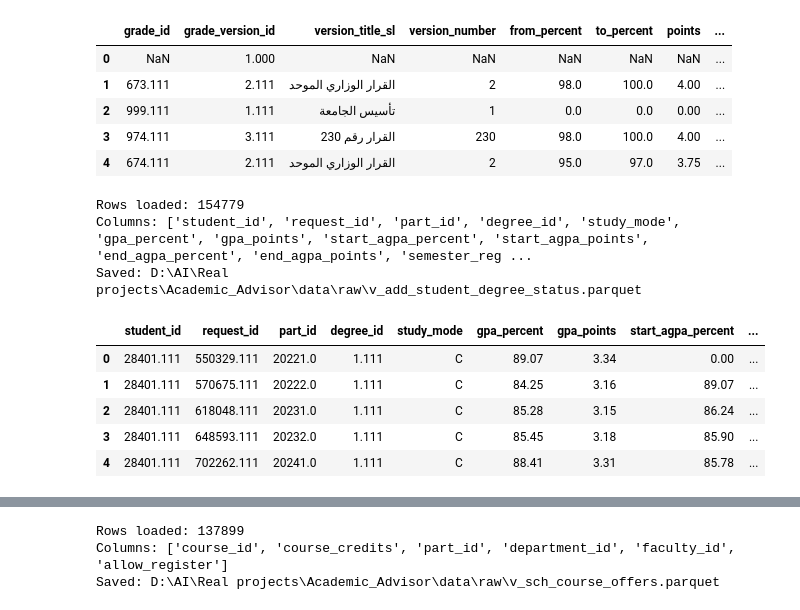
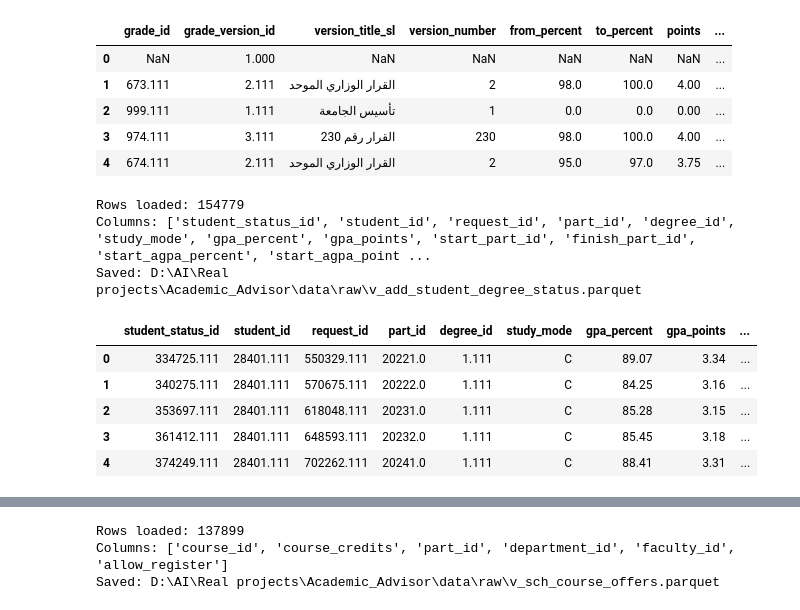
Before and after one commit to ShrkoXIII/Academic_Advisor_system, a Jupyter notebook: note_books/extact_all_row_tables.ipynb, the cells around one changed output, grey strips where cells are left out. Drawn from its saved outputs; the diff is of its cells as text; code cells hidden in the pictures.

```diff
--- a/note_books/extact_all_row_tables.ipynb
+++ b/note_books/extact_all_row_tables.ipynb
@@ -186,6 +186,7 @@ needed_columns = [
 
 query = f"""
 SELECT
+    STUDENT_STATUS_ID,
     STUDENT_ID,
     REQUEST_ID,
     PART_ID,
@@ -193,6 +194,8 @@ SELECT
     STUDY_MODE,
     GPA_PERCENT,
     GPA_POINTS,
+    START_PART_ID,
+    FINISH_PART_ID,
     START_AGPA_PERCENT,
     START_AGPA_POINTS,
     END_AGPA_PERCENT,
@@ -202,40 +205,40 @@ SELECT
     SEMESTER_PASS_COURSES,
     SEMESTER_PASS_CREDITS,
     SEMESTER_FAIL_COURSES,
     SEMESTER_FAIL_CREDITS,
     TOTAL_PASS_COURSES,
     TOTAL_PASS_CREDITS,
     TOTAL_FAIL_COURSES,
     TOTAL_FAIL_CREDITS,
     REG_TOTAL_SEMESTERS,
     FINISH_STATUS,
     VERSION_TITLE_SL,
     START_LEVEL_ID,
     START_LEVEL_NAME_PL
 FROM {VIEW_NAME}
 WHERE STUDY_MODE = 'C'
 """
 
 df_v_add_student_degree_status = pd.read_sql(query, connection)
 df_v_add_student_degree_status.columns = df_v_add_student_degree_status.columns.str.lower()
 
 df_v_add_student_degree_status.to_parquet(RAW_DIR / "v_add_student_degree_status.parquet",index=False)
 
 print("Rows loaded:", len(df_v_add_student_degree_status))
 print("Columns:", df_v_add_student_degree_status.columns.tolist())
 print("Saved:", RAW_DIR / "v_add_student_degree_status.parquet")
 
 display(df_v_add_student_degree_status.head())
 # %% [output]
 Rows loaded: 154779
-Columns: ['student_id', 'request_id', 'part_id', 'degree_id', 'study_mode', 'gpa_percent', 'gpa_points', 'start_agpa_percent', 'start_agpa_points', 'end_agpa_percent', 'end_agpa_points', 'semester_reg ...
+Columns: ['student_status_id', 'student_id', 'request_id', 'part_id', 'degree_id', 'study_mode', 'gpa_percent', 'gpa_points', 'start_part_id', 'finish_part_id', 'start_agpa_percent', 'start_agpa_point ...
 Saved: D:\AI\Real projects\Academic_Advisor\data\raw\v_add_student_degree_status.parquet
-|  | student_id | request_id | part_id | degree_id | study_mode | gpa_percent | gpa_points | start_agpa_percent | ... |
-| 0 | 28401.111 | 550329.111 | 20221.0 | 1.111 | C | 89.07 | 3.34 | 0.00 | ... |
-| 1 | 28401.111 | 570675.111 | 20222.0 | 1.111 | C | 84.25 | 3.16 | 89.07 | ... |
-| 2 | 28401.111 | 618048.111 | 20231.0 | 1.111 | C | 85.28 | 3.15 | 86.24 | ... |
-| 3 | 28401.111 | 648593.111 | 20232.0 | 1.111 | C | 85.45 | 3.18 | 85.90 | ... |
-| 4 | 28401.111 | 702262.111 | 20241.0 | 1.111 | C | 88.41 | 3.31 | 85.78 | ... |
+|  | student_status_id | student_id | request_id | part_id | degree_id | study_mode | gpa_percent | gpa_points | ... |
+| 0 | 334725.111 | 28401.111 | 550329.111 | 20221.0 | 1.111 | C | 89.07 | 3.34 | ... |
+| 1 | 340275.111 | 28401.111 | 570675.111 | 20222.0 | 1.111 | C | 84.25 | 3.16 | ... |
+| 2 | 353697.111 | 28401.111 | 618048.111 | 20231.0 | 1.111 | C | 85.28 | 3.15 | ... |
+| 3 | 361412.111 | 28401.111 | 648593.111 | 20232.0 | 1.111 | C | 85.45 | 3.18 | ... |
+| 4 | 374249.111 | 28401.111 | 702262.111 | 20241.0 | 1.111 | C | 88.41 | 3.31 | ... |
 # %%
 VIEW_NAME = "RAS_USER.V_ACD_DEGREE_COURSE"
 
```
Also changed, not shown: parts of 3 cells of this notebook, 9 other files.
